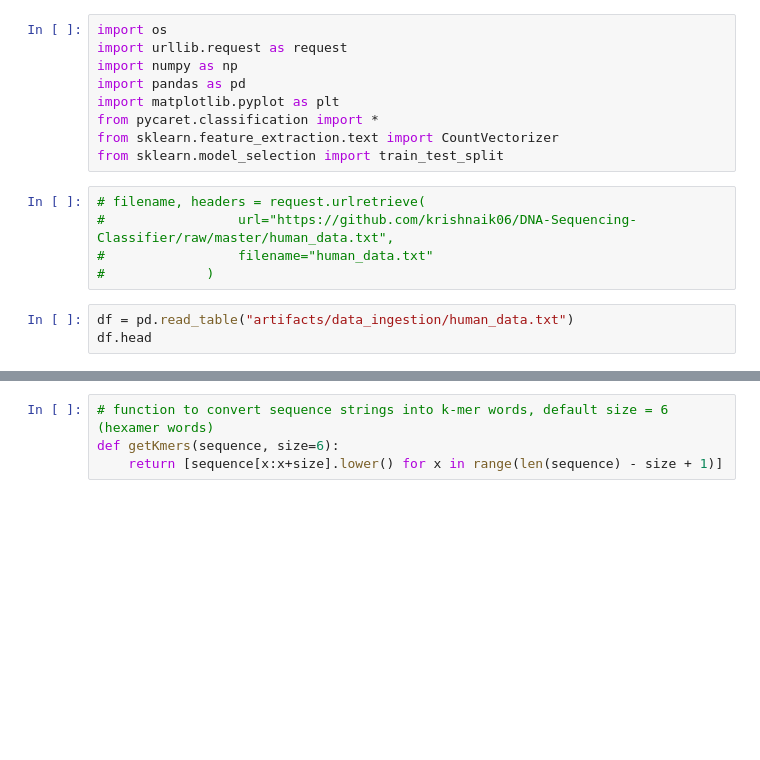
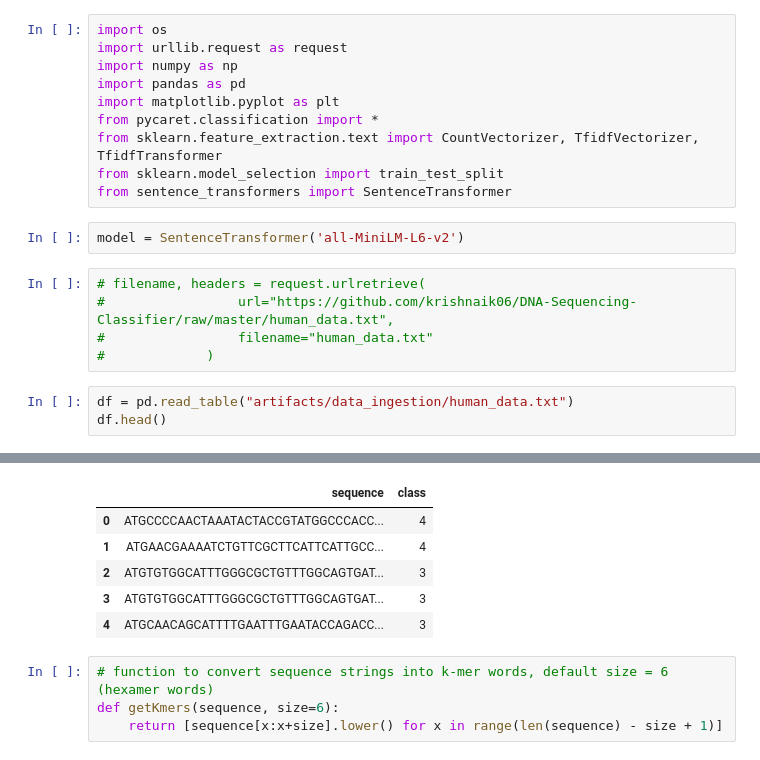
Before and after one commit to Pmilivojevic/DNA_classifier, a Jupyter notebook: research.ipynb, the cells around one changed output, grey strips where cells are left out. Cells and saved outputs as stored; diff of their text form; blank space fills up the shorter version.

```diff
--- a/research.ipynb
+++ b/research.ipynb
@@ -5,8 +5,11 @@ import numpy as np
 import pandas as pd
 import matplotlib.pyplot as plt
 from pycaret.classification import *
-from sklearn.feature_extraction.text import CountVectorizer
+from sklearn.feature_extraction.text import CountVectorizer, TfidfVectorizer, TfidfTransformer
 from sklearn.model_selection import train_test_split
+from sentence_transformers import SentenceTransformer
+# %%
+model = SentenceTransformer('all-MiniLM-L6-v2')
 # %%
 # filename, headers = request.urlretrieve(
 #                 url="https://github.com/krishnaik06/DNA-Sequencing-Classifier/raw/master/human_data.txt",
@@ -14,5 +17,5 @@ from sklearn.model_selection import train_test_split
 #             )
 # %%
 df = pd.read_table("artifacts/data_ingestion/human_data.txt")
-df.head
+df.head()
 # %% [output]
@@ -33,3 +22,9 @@ df.head
+|  | sequence | class |
+| 0 | ATGCCCCAACTAAATACTACCGTATGGCCCACC... | 4 |
+| 1 | ATGAACGAAAATCTGTTCGCTTCATTCATTGCC... | 4 |
+| 2 | ATGTGTGGCATTTGGGCGCTGTTTGGCAGTGAT... | 3 |
+| 3 | ATGTGTGGCATTTGGGCGCTGTTTGGCAGTGAT... | 3 |
+| 4 | ATGCAACAGCATTTTGAATTTGAATACCAGACC... | 3 |
 # %%
 # function to convert sequence strings into k-mer words, default size = 6 (hexamer words)
 def getKmers(sequence, size=6):
```
Also changed, not shown: parts of 14 cells of this notebook, 9 other files.
